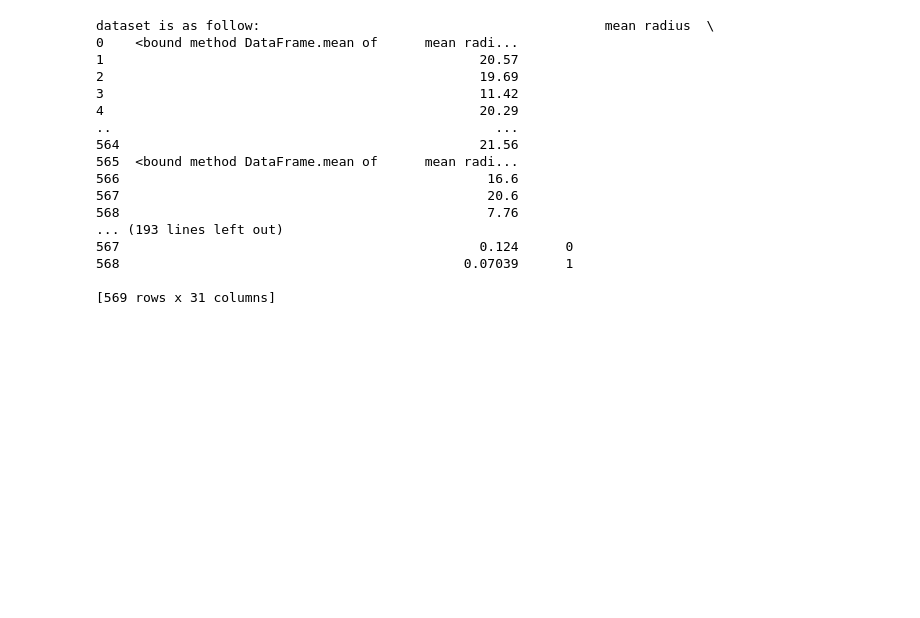
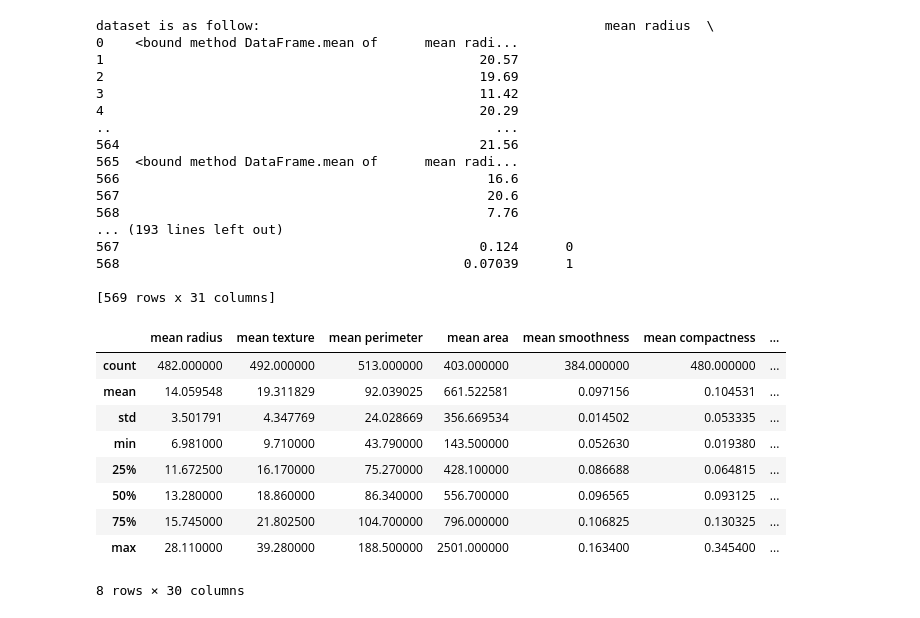
Before and after one commit to Ambar-07/AI-ML-LAB, a Jupyter notebook: EDA/main.ipynb, the cells around one changed output. Saved outputs shown, nothing was run; the diff lists cells and outputs as text; code cells hidden in the pictures; blank space fills up the shorter version.

```diff
--- a/EDA/main.ipynb
+++ b/EDA/main.ipynb
@@ -161,3 +162,16 @@ dataset is as follow:                                            mean radius  \
 568                                            0.07039      1
 
 [569 rows x 31 columns]
+# %%
+df.describe()
+# %% [output]
+|  | mean radius | mean texture | mean perimeter | mean area | mean smoothness | mean compactness | ... |
+| count | 482.000000 | 492.000000 | 513.000000 | 403.000000 | 384.000000 | 480.000000 | ... |
+| mean | 14.059548 | 19.311829 | 92.039025 | 661.522581 | 0.097156 | 0.104531 | ... |
+| std | 3.501791 | 4.347769 | 24.028669 | 356.669534 | 0.014502 | 0.053335 | ... |
+| min | 6.981000 | 9.710000 | 43.790000 | 143.500000 | 0.052630 | 0.019380 | ... |
+| 25% | 11.672500 | 16.170000 | 75.270000 | 428.100000 | 0.086688 | 0.064815 | ... |
+| 50% | 13.280000 | 18.860000 | 86.340000 | 556.700000 | 0.096565 | 0.093125 | ... |
+| 75% | 15.745000 | 21.802500 | 104.700000 | 796.000000 | 0.106825 | 0.130325 | ... |
+| max | 28.110000 | 39.280000 | 188.500000 | 2501.000000 | 0.163400 | 0.345400 | ... |
+8 rows × 30 columns
```
Also changed, not shown: parts of 1 cell of this notebook, 2 other files.
